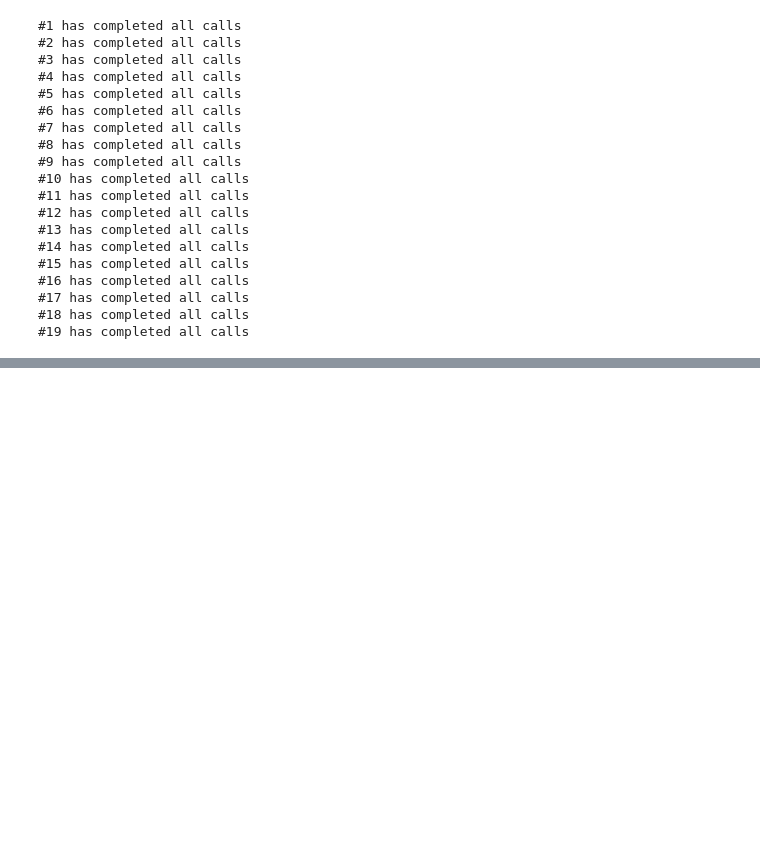
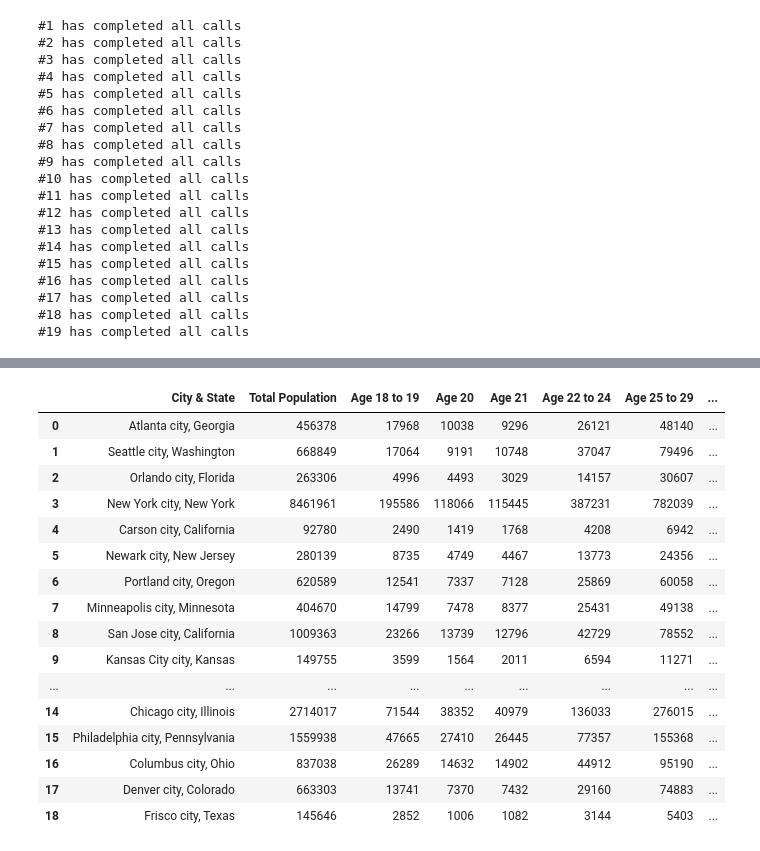
Before and after one commit to Jccommander/Project1-WJBA, a Jupyter notebook: Cleaning_And_Exploration.ipynb, the cells around one changed output, grey strips where cells are left out. Drawn from its saved outputs; the diff is of its cells as text; code cells hidden in the pictures; blank space fills up the shorter version.

Commit message:
Added and formatted DataFrames

```diff
--- a/Cleaning_And_Exploration.ipynb
+++ b/Cleaning_And_Exploration.ipynb
@@ -100,7 +102,7 @@ age_url = "https://api.census.gov/data/2016/acs/acs5?get=NAME,B01001_001E,B01001
         +"B01001_011E,B01001_012E,B01001_013E,B01001_031E,B01001_032E,B01001_033E,B01001_034E,B01001_035E,B01001_036E,B01001_037E"
 
 # Ethnicity URL
-ethnicity_url = "https://api.census.gov/data/2016/acs/acs5?get=NAME,B01001_001E,B02001_002E,B02001_003E,B03001_001E,B02001_004E,"\
+ethnicity_url = "https://api.census.gov/data/2016/acs/acs5?get=NAME,B01001_001E,B02001_002E,B02001_003E,B03001_003E,B02001_004E,"\
         +"B02001_005E,B02001_006E,B02001_007E"
 
 # Income URL
@@ -187,3 +189,24 @@ for num in range(19):
 #17 has completed all calls
 #18 has completed all calls
 #19 has completed all calls
+# %%
+# Use iterative loop to convert valus into integers & sum the values in the age list,
+# thus combining male and female data
+
+age_combine = []
+
+for num in range(19):
+
+    city = age_list[num][0]
+    pop = int(age_list[num][1])
+    tot1819 = int(age_list[num][2]) + int(age_list[num][9])
+    tot20 = int(age_list[num][3]) + int(age_list[num][10])
+    tot21 = int(age_list[num][4]) + int(age_list[num][11])
+    tot2224 = int(age_list[num][5]) + int(age_list[num][12])
+    tot2529 = int(age_list[num][6]) + int(age_list[num][13])
+    tot3034 = int(age_list[num][7]) + int(age_list[num][14])
+    tot3539 = int(age_list[num][8]) + int(age_list[num][15])
+
+    age_combine.append([city,pop,tot1819,tot20,tot21,tot2224,tot2529,tot3034,tot3539])
+
+age_combine
@@ -189,0 +231,31 @@ for num in range(19):
+# %%
+# Creating pandas DataFrames for each data list, starting with age
+
+age_df = pd.DataFrame(age_combine)
+
+# Rename columns for reference
+
+age_df.columns=["City & State","Total Population","Age 18 to 19","Age 20","Age 21","Age 22 to 24","Age 25 to 29",\
+               "Age 30 to 34","Age 35 to 39"]
+
+# Display the DataFrame
+
+age_df
+# %% [output]
+|  | City & State | Total Population | Age 18 to 19 | Age 20 | Age 21 | Age 22 to 24 | Age 25 to 29 | ... |
+| 0 | Atlanta city, Georgia | 456378 | 17968 | 10038 | 9296 | 26121 | 48140 | ... |
+| 1 | Seattle city, Washington | 668849 | 17064 | 9191 | 10748 | 37047 | 79496 | ... |
+| 2 | Orlando city, Florida | 263306 | 4996 | 4493 | 3029 | 14157 | 30607 | ... |
+| 3 | New York city, New York | 8461961 | 195586 | 118066 | 115445 | 387231 | 782039 | ... |
+| 4 | Carson city, California | 92780 | 2490 | 1419 | 1768 | 4208 | 6942 | ... |
+| 5 | Newark city, New Jersey | 280139 | 8735 | 4749 | 4467 | 13773 | 24356 | ... |
+| 6 | Portland city, Oregon | 620589 | 12541 | 7337 | 7128 | 25869 | 60058 | ... |
+| 7 | Minneapolis city, Minnesota | 404670 | 14799 | 7478 | 8377 | 25431 | 49138 | ... |
+| 8 | San Jose city, California | 1009363 | 23266 | 13739 | 12796 | 42729 | 78552 | ... |
+| 9 | Kansas City city, Kansas | 149755 | 3599 | 1564 | 2011 | 6594 | 11271 | ... |
+| ... | ... | ... | ... | ... | ... | ... | ... | ... |
+| 14 | Chicago city, Illinois | 2714017 | 71544 | 38352 | 40979 | 136033 | 276015 | ... |
+| 15 | Philadelphia city, Pennsylvania | 1559938 | 47665 | 27410 | 26445 | 77357 | 155368 | ... |
+| 16 | Columbus city, Ohio | 837038 | 26289 | 14632 | 14902 | 44912 | 95190 | ... |
+| 17 | Denver city, Colorado | 663303 | 13741 | 7370 | 7432 | 29160 | 74883 | ... |
+| 18 | Frisco city, Texas | 145646 | 2852 | 1006 | 1082 | 3144 | 5403 | ... |
```
Also changed, not shown: parts of 6 cells of this notebook.
